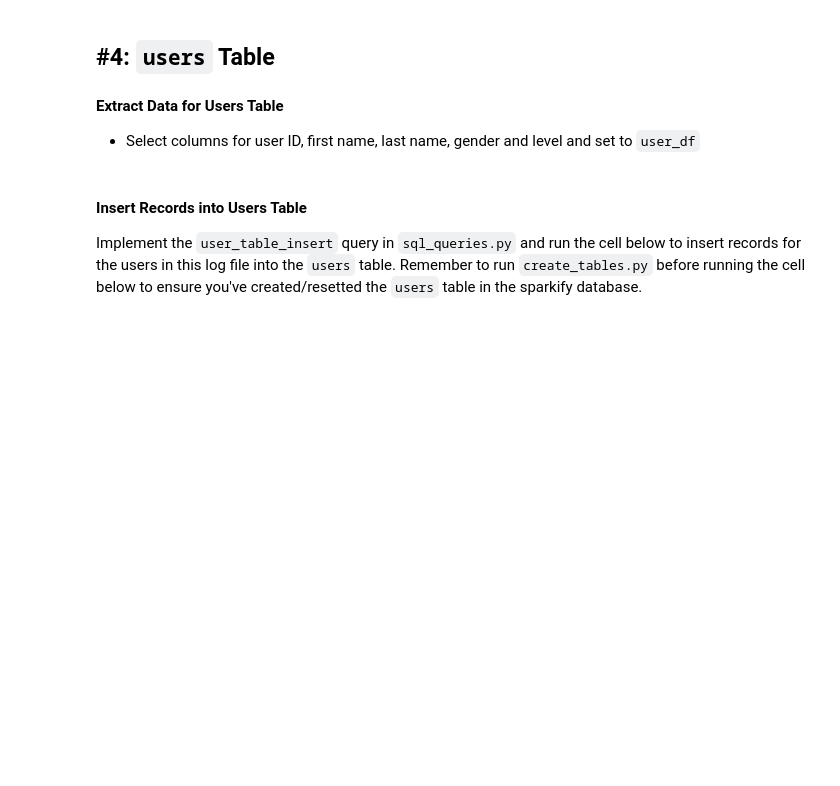
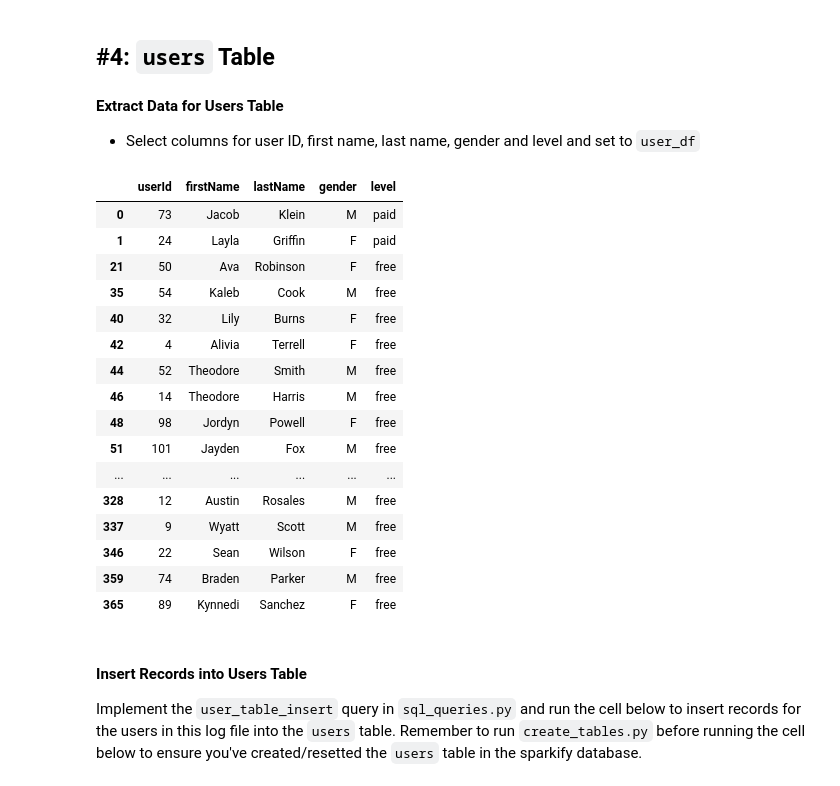
Before and after one commit to bochap-udacity/dend-p1, a Jupyter notebook: etl.ipynb, the cells around one changed output. Drawn from its saved outputs; the diff is of its cells as text; code cells hidden in the pictures; blank space fills up the shorter version.

```diff
--- a/etl.ipynb
+++ b/etl.ipynb
@@ -95,2 +93,4 @@ log_files =
+# %%
+log_files = get_files("data/log_data")
 # %%
-filepath =
+filepath = log_files[0]
@@ -99,0 +97,4 @@ df.head()
+# %%
+df = pd.read_json(filepath, lines=True)
+df["start_time"] = pd.to_datetime(df["ts"], unit="ms")
+df.head()
@@ -108,5 +116,5 @@ df.head()
 - Specify labels for these columns and set to `column_labels`
 - Create a dataframe, `time_df,` containing the time data for this file by combining `column_labels` and `time_data` into a dictionary and converting this into a dataframe
 # %%
-df =
+df = df[df["page"] == "NextSong"]
 df.head()
@@ -137,3 +164,28 @@ user_df =
+# %%
+user_df = df.drop_duplicates(
+    ["userId", "firstName", "lastName", "gender", "level"]
+)[
+    ["userId", "firstName", "lastName", "gender", "level"]
+]
+user_df
+# %% [output]
+|  | userId | firstName | lastName | gender | level |
+| 0 | 73 | Jacob | Klein | M | paid |
+| 1 | 24 | Layla | Griffin | F | paid |
+| 21 | 50 | Ava | Robinson | F | free |
+| 35 | 54 | Kaleb | Cook | M | free |
+| 40 | 32 | Lily | Burns | F | free |
+| 42 | 4 | Alivia | Terrell | F | free |
+| 44 | 52 | Theodore | Smith | M | free |
+| 46 | 14 | Theodore | Harris | M | free |
+| 48 | 98 | Jordyn | Powell | F | free |
+| 51 | 101 | Jayden | Fox | M | free |
+| ... | ... | ... | ... | ... | ... |
+| 328 | 12 | Austin | Rosales | M | free |
+| 337 | 9 | Wyatt | Scott | M | free |
+| 346 | 22 | Sean | Wilson | F | free |
+| 359 | 74 | Braden | Parker | M | free |
+| 365 | 89 | Kynnedi | Sanchez | F | free |
 # %% [markdown]
 #### Insert Records into Users Table
 Implement the `user_table_insert` query in `sql_queries.py` and run the cell below to insert records for the users in this log file into the `users` table. Remember to run `create_tables.py` before running the cell below to ensure you've created/resetted the `users` table in the sparkify database.
```
Also changed, not shown: parts of 18 cells of this notebook, 5 other files.
